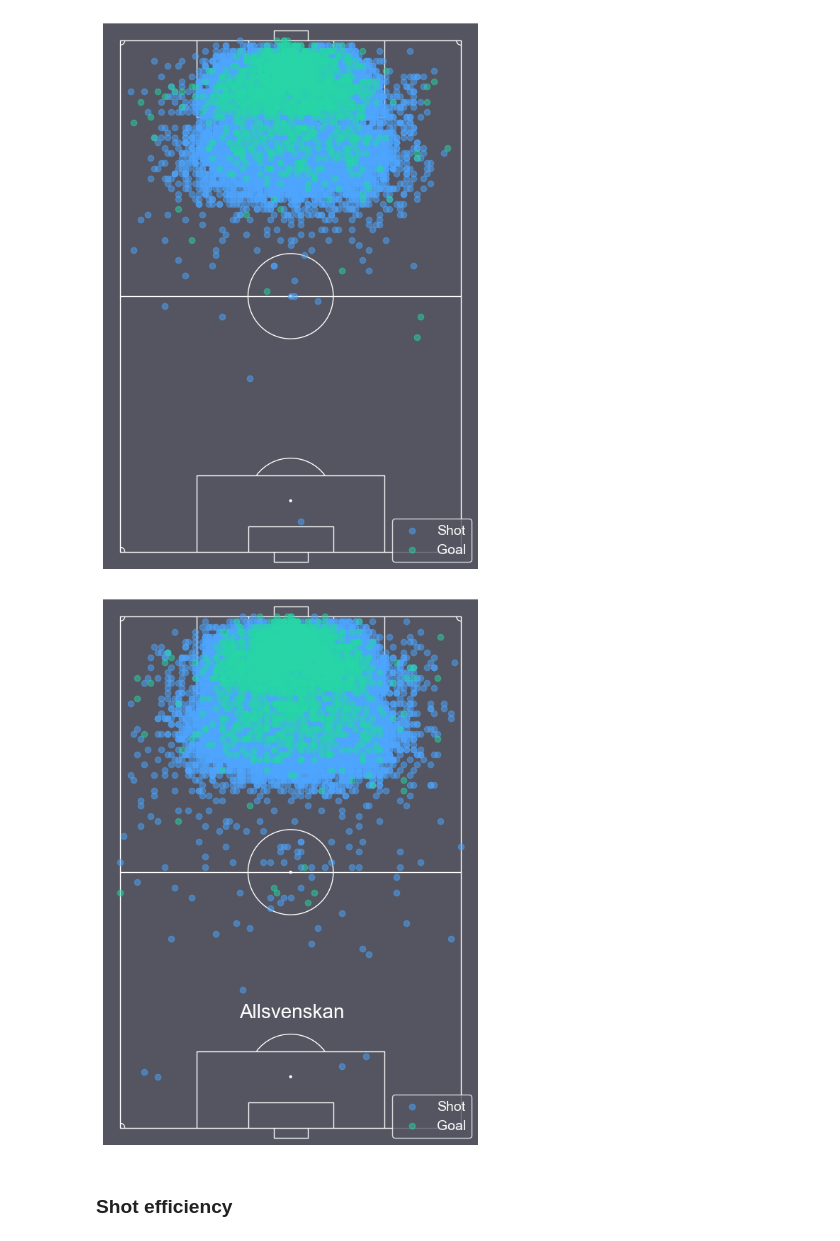
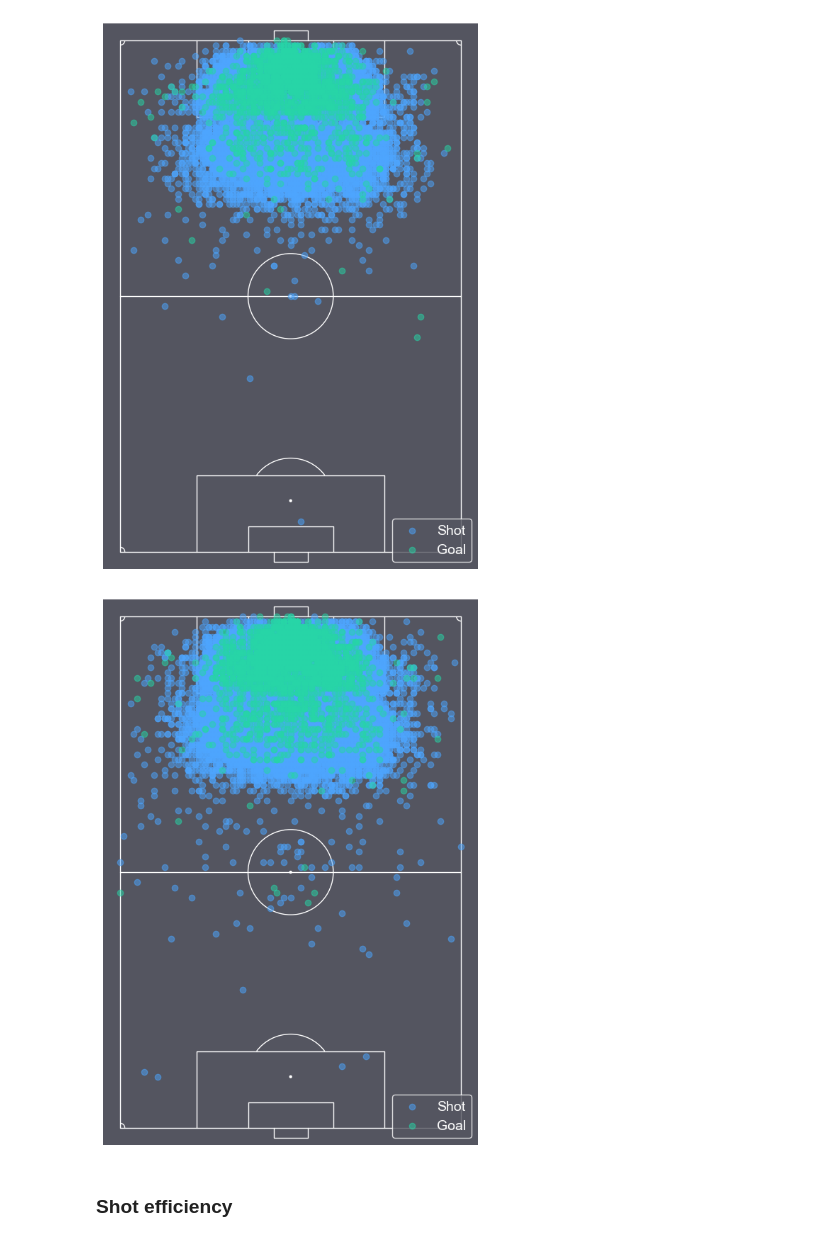
Before and after one commit to G4din/Examensarbete-PlaymakerAI, a Jupyter notebook: simple_stats.ipynb, the cells around one changed output. Saved outputs shown, nothing was run; the diff lists cells and outputs as text; code cells hidden in the pictures.

```diff
--- a/simple_stats.ipynb
+++ b/simple_stats.ipynb
@@ -425,23 +425,21 @@ y_goal_coordinates_allsvenskan_scaled = [y * 80 / 100 for y in y_goal_coordinate
 # %%
 pitch = VerticalPitch(half=False, goal_type='box', corner_arcs=True, pitch_color='#545560', line_color='white', linewidth=1)
 
 fig, ax = pitch.draw(figsize=(8,8))
 
 sc = pitch.scatter(x_shot_coordinates_allsvenskan_scaled, y_shot_coordinates_allsvenskan_scaled,
                    ax=ax, color='#4da6ff', alpha=0.5, label='Shot')
 sc = pitch.scatter(x_goal_coordinates_allsvenskan_scaled, y_goal_coordinates_allsvenskan_scaled,
                    ax=ax, color='#27d6a7', alpha=0.5, label='Goal')
 
 # Create a legend and set the facecolor, edgecolor, and fontsize
 legend = ax.legend(loc='lower right', facecolor='#545560', edgecolor='white', fontsize=14)
 
 # Set the color of the legend text to white
 for text in legend.get_texts():
     text.set_color('white')
-
-txt = ax.text(x=28, y=26, s='Allsvenskan', fontsize=20, color='white')
 # %% [output]
-[figure, old version]
+[figure, new version]
 # %% [markdown]
 ### Shot efficiency
 # %%
```
Also changed, not shown: parts of 5 cells of this notebook.
